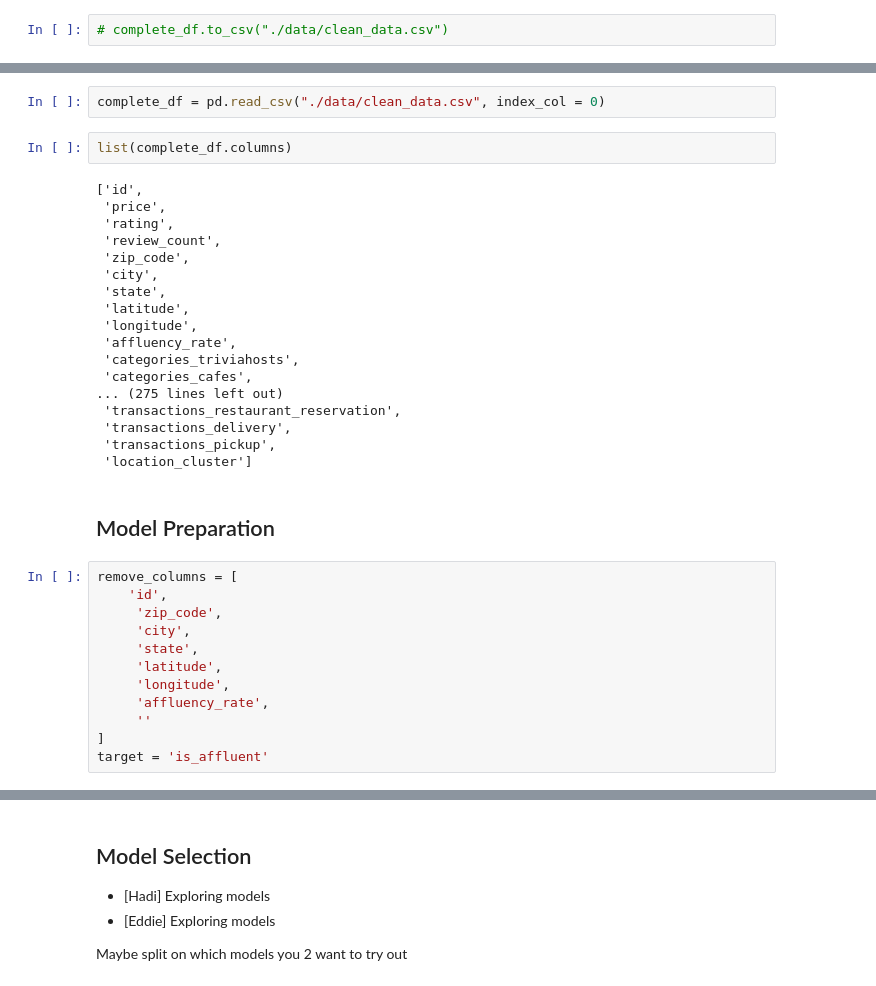
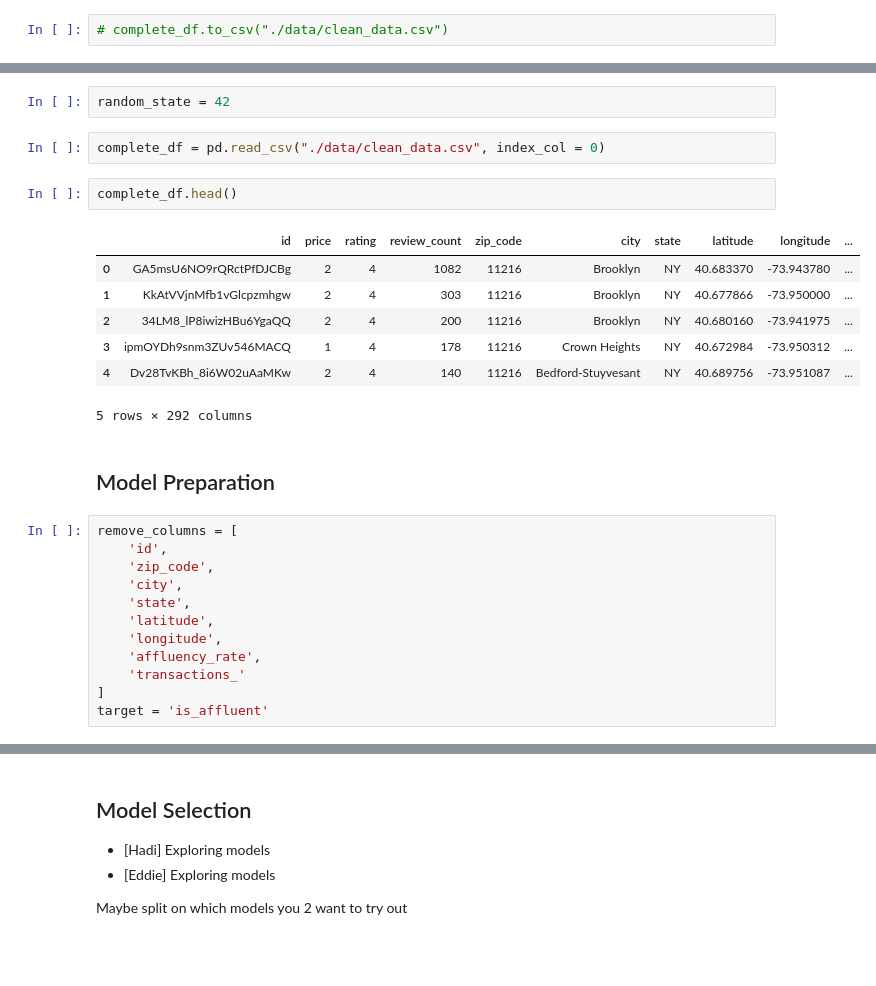
Before and after one commit to Shaddyjr/predicting_affluence_using_yelp, a Jupyter notebook: client_project_notebook.ipynb, the cells around one changed output, grey strips where cells are left out. Cells and saved outputs as stored; diff of their text form; blank space fills up the shorter version.

```diff
--- a/client_project_notebook.ipynb
+++ b/client_project_notebook.ipynb
@@ -512,37 +566,29 @@ sns.scatterplot(data = df, x = 'affluency_rate', y = 'zip_code')
+# %%
+random_state = 42
 # %%
 complete_df = pd.read_csv("./data/clean_data.csv", index_col = 0)
-# %%
-list(complete_df.columns)
-# %% [output]
-['id',
- 'price',
- 'rating',
- 'review_count',
- 'zip_code',
- 'city',
- 'state',
- 'latitude',
- 'longitude',
- 'affluency_rate',
- 'categories_triviahosts',
- 'categories_cafes',
-... (275 lines left out)
- 'transactions_restaurant_reservation',
- 'transactions_delivery',
- 'transactions_pickup',
- 'location_cluster']
+# %%
+complete_df.head()
+# %% [output]
+|  | id | price | rating | review_count | zip_code | city | state | latitude | longitude | ... |
+| 0 | GA5msU6NO9rQRctPfDJCBg | 2 | 4 | 1082 | 11216 | Brooklyn | NY | 40.683370 | -73.943780 | ... |
+| 1 | KkAtVVjnMfb1vGlcpzmhgw | 2 | 4 | 303 | 11216 | Brooklyn | NY | 40.677866 | -73.950000 | ... |
+| 2 | 34LM8_lP8iwizHBu6YgaQQ | 2 | 4 | 200 | 11216 | Brooklyn | NY | 40.680160 | -73.941975 | ... |
+| 3 | ipmOYDh9snm3ZUv546MACQ | 1 | 4 | 178 | 11216 | Crown Heights | NY | 40.672984 | -73.950312 | ... |
+| 4 | Dv28TvKBh_8i6W02uAaMKw | 2 | 4 | 140 | 11216 | Bedford-Stuyvesant | NY | 40.689756 | -73.951087 | ... |
+5 rows × 292 columns
 # %% [markdown]
 ## Model Preparation
 # %%
 remove_columns = [
     'id',
-     'zip_code',
-     'city',
-     'state',
-     'latitude',
-     'longitude',
-     'affluency_rate',
-     ''
+    'zip_code',
+    'city',
+    'state',
+    'latitude',
+    'longitude',
+    'affluency_rate',
+    'transactions_'
 ]
 target = 'is_affluent'
 # %%
```
Also changed, not shown: parts of 66 cells of this notebook.
